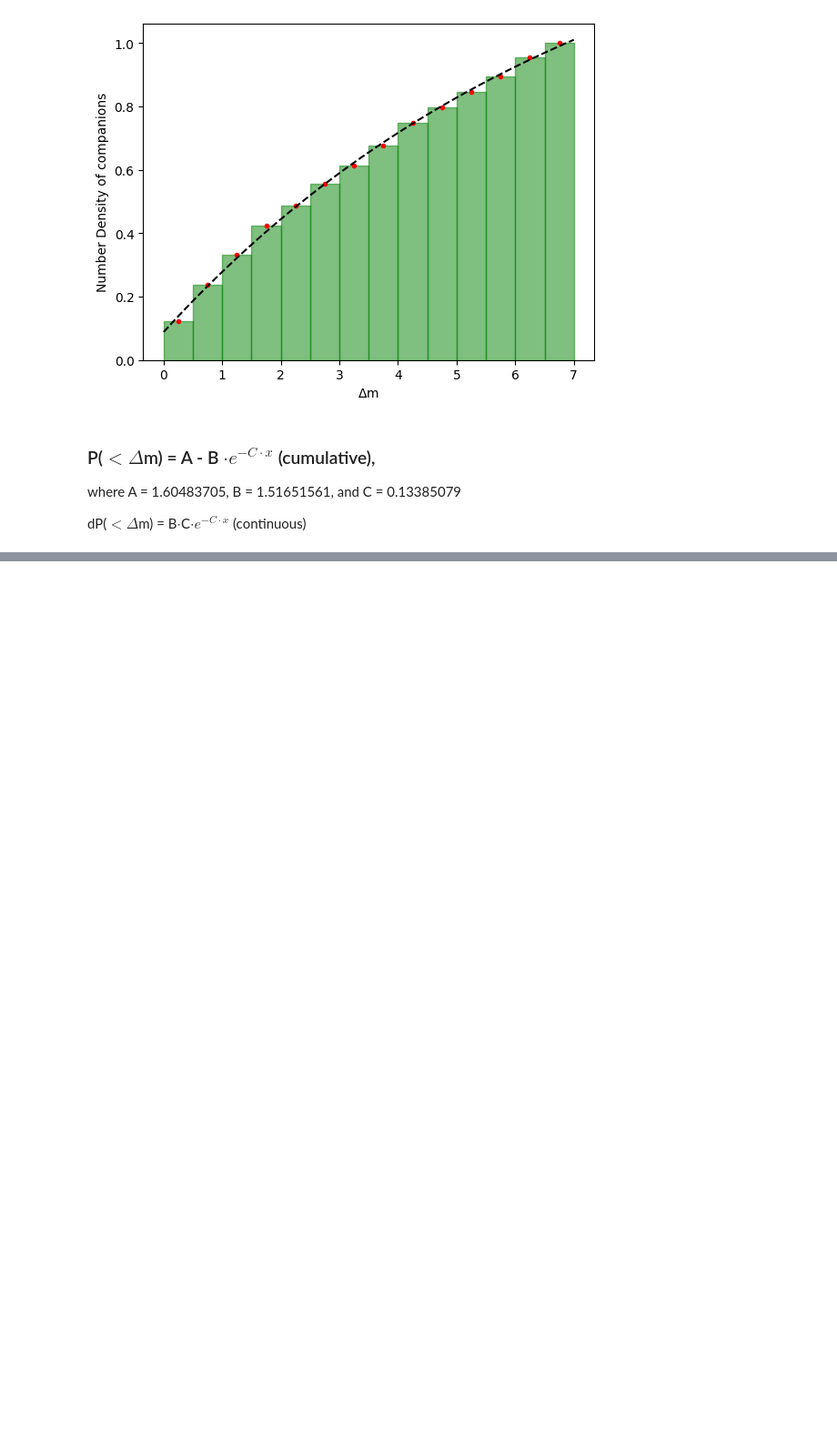
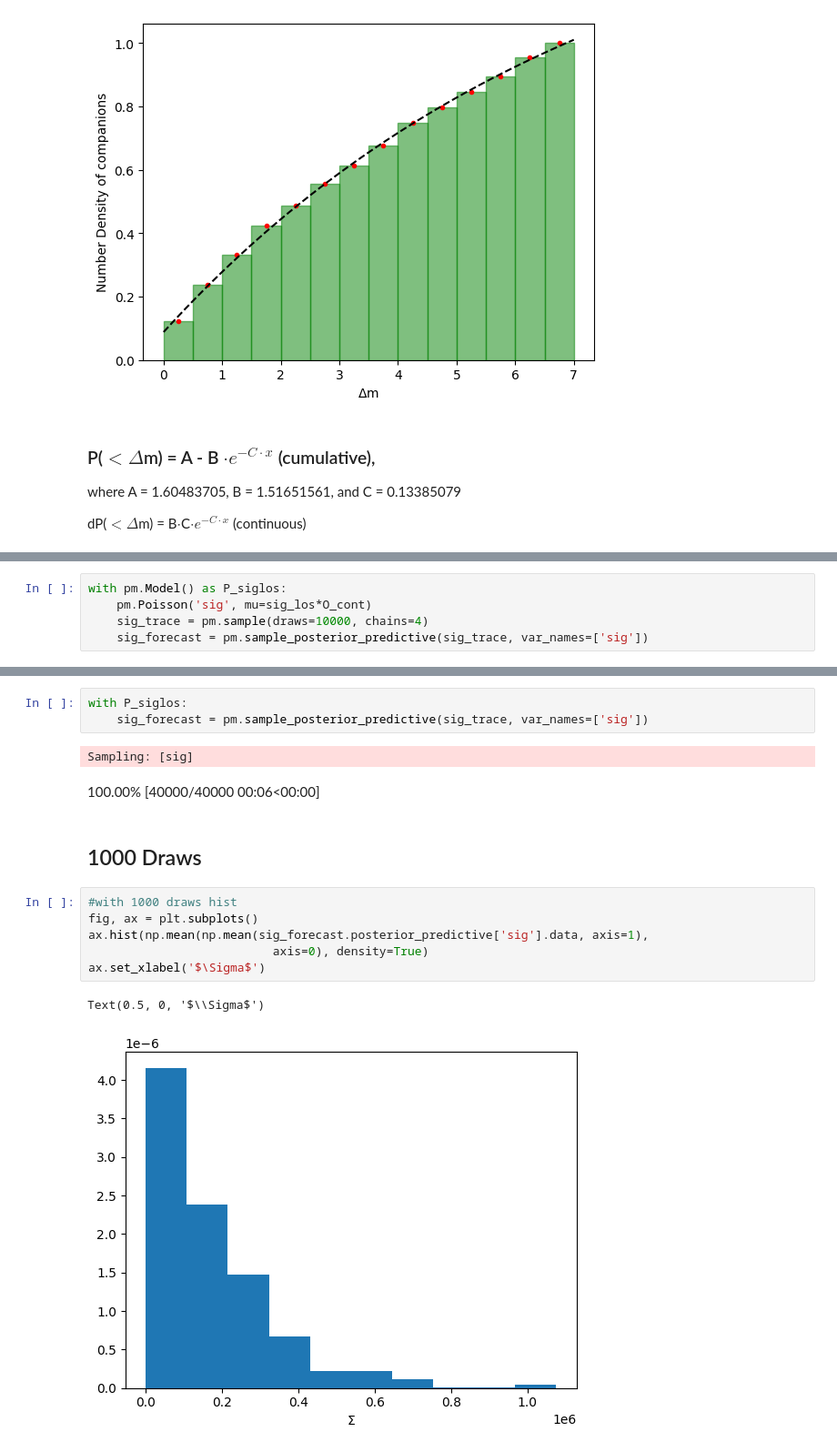
Before and after one commit to PrabhaniR/Artificial_Star_Test, a Jupyter notebook: CF - Probability.ipynb, the cells around one changed output, grey strips where cells are left out. Shown at 91% size. Cells and saved outputs as stored; diff of their text form; blank space fills up the shorter version.

Commit message:
P_sigma added

```diff
--- a/CF - Probability.ipynb
+++ b/CF - Probability.ipynb
@@ -444,0 +448,5 @@ print(len(sig[sig==0]))
+# %%
+with pm.Model() as P_siglos:
+    pm.Poisson('sig', mu=sig_los*O_cont)
+    sig_trace = pm.sample(draws=10000, chains=4)
+    sig_forecast = pm.sample_posterior_predictive(sig_trace, var_names=['sig'])
@@ -444,0 +460,17 @@ print(len(sig[sig==0]))
+# %%
+with P_siglos:
+    sig_forecast = pm.sample_posterior_predictive(sig_trace, var_names=['sig'])
+# %% [output]
+Sampling: [sig]
+100.00% [40000/40000 00:06<00:00]
+# %% [markdown]
+## 1000 Draws
+# %%
+#with 1000 draws hist
+fig, ax = plt.subplots()
+ax.hist(np.mean(np.mean(sig_forecast.posterior_predictive['sig'].data, axis=1),
+                          axis=0), density=True)
+ax.set_xlabel('$\Sigma$')
+# %% [output]
+Text(0.5, 0, '$\\Sigma$')
+[figure, added]
```
Also changed, not shown: parts of 9 cells of this notebook.
